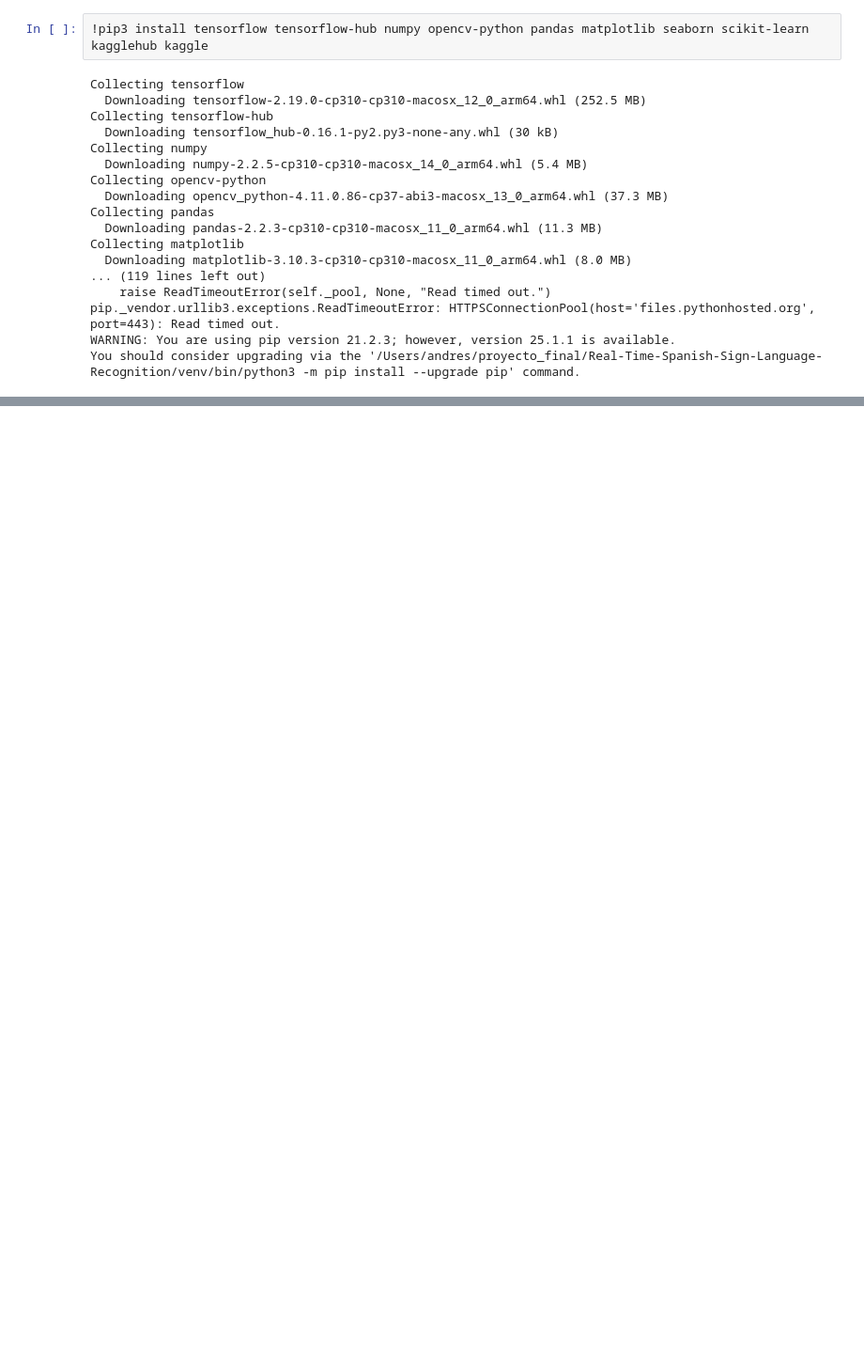
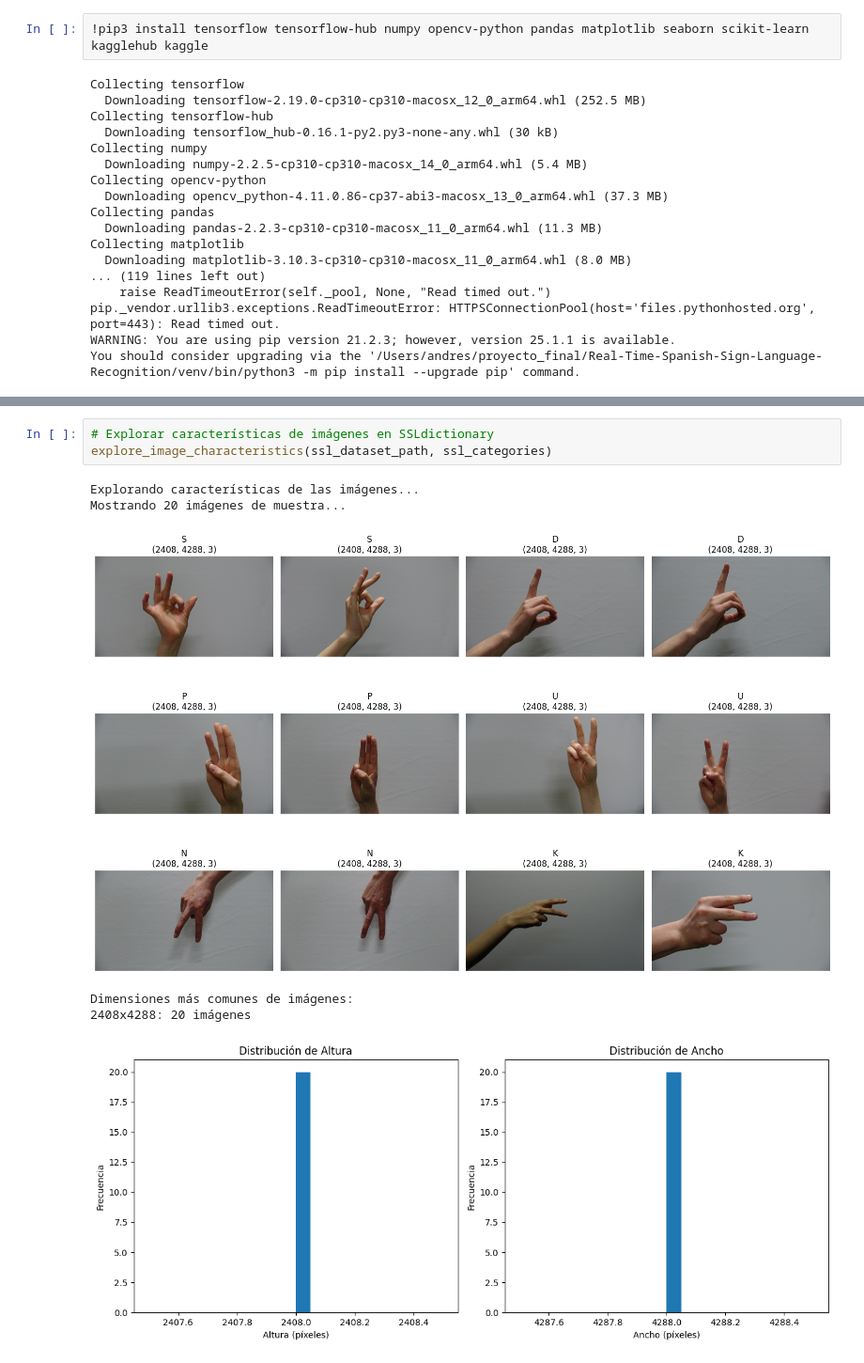
Before and after one commit to AndresPin0/Real-Time-Spanish-Sign-Language-Recognition, a Jupyter notebook: Entrega2/spanish-sign-language-recognition.ipynb, the cells around one changed output, grey strips where cells are left out. Shown at 94% size. Saved outputs shown, nothing was run; the diff lists cells and outputs as text; blank space fills up the shorter version.

```diff
--- a/Entrega2/spanish-sign-language-recognition.ipynb
+++ b/Entrega2/spanish-sign-language-recognition.ipynb
@@ -38,0 +337,10 @@ MSL = "datasets/MSLwords1"
+# %%
+# Explorar características de imágenes en SSLdictionary
+explore_image_characteristics(ssl_dataset_path, ssl_categories)
+# %% [output]
+Explorando características de las imágenes...
+Mostrando 20 imágenes de muestra...
+[figure, added]
+Dimensiones más comunes de imágenes:
+2408x4288: 20 imágenes
+[figure, added]
```
Also changed, not shown: parts of 19 cells of this notebook, 2 other files.
